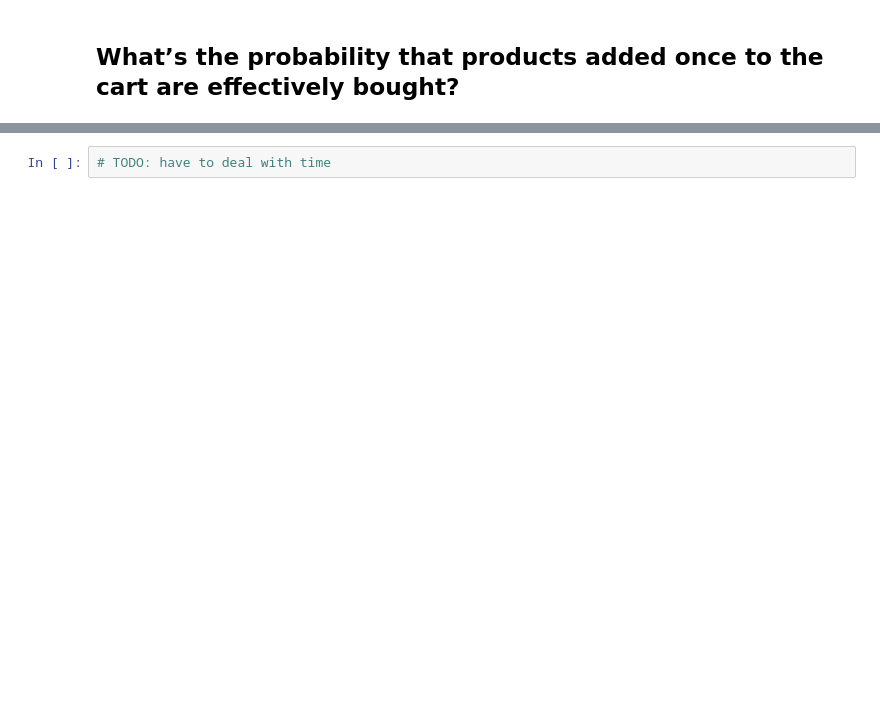
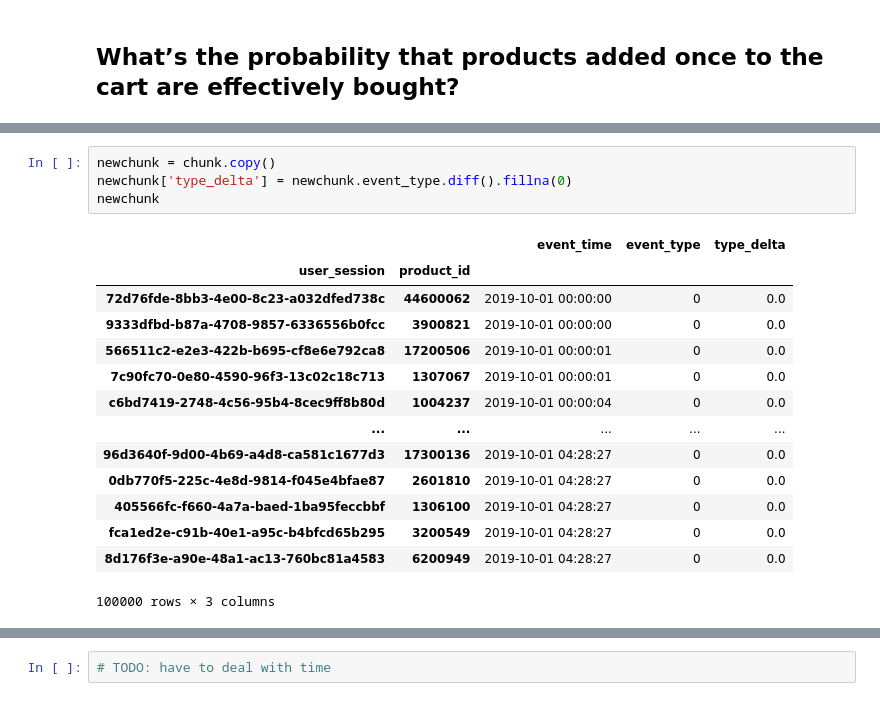
Before and after one commit to LA200/ADM_HW2, a Jupyter notebook: HW2 ADM.ipynb, the cells around one changed output, grey strips where cells are left out. Saved outputs shown, nothing was run; the diff lists cells and outputs as text; blank space fills up the shorter version.

```diff
--- a/HW2 ADM.ipynb
+++ b/HW2 ADM.ipynb
@@ -390,0 +593,19 @@ Processing a chunk #9
+# %%
+newchunk = chunk.copy()
+newchunk['type_delta'] = newchunk.event_type.diff().fillna(0)
+newchunk
+# %% [output]
+|  |  | event_time | event_type | type_delta |
+| user_session | product_id |  |  |  |
+| 72d76fde-8bb3-4e00-8c23-a032dfed738c | 44600062 | 2019-10-01 00:00:00 | 0 | 0.0 |
+| 9333dfbd-b87a-4708-9857-6336556b0fcc | 3900821 | 2019-10-01 00:00:00 | 0 | 0.0 |
+| 566511c2-e2e3-422b-b695-cf8e6e792ca8 | 17200506 | 2019-10-01 00:00:01 | 0 | 0.0 |
+| 7c90fc70-0e80-4590-96f3-13c02c18c713 | 1307067 | 2019-10-01 00:00:01 | 0 | 0.0 |
+| c6bd7419-2748-4c56-95b4-8cec9ff8b80d | 1004237 | 2019-10-01 00:00:04 | 0 | 0.0 |
+| ... | ... | ... | ... | ... |
+| 96d3640f-9d00-4b69-a4d8-ca581c1677d3 | 17300136 | 2019-10-01 04:28:27 | 0 | 0.0 |
+| 0db770f5-225c-4e8d-9814-f045e4bfae87 | 2601810 | 2019-10-01 04:28:27 | 0 | 0.0 |
+| 405566fc-f660-4a7a-baed-1ba95feccbbf | 1306100 | 2019-10-01 04:28:27 | 0 | 0.0 |
+| fca1ed2e-c91b-40e1-a95c-b4bfcd65b295 | 3200549 | 2019-10-01 04:28:27 | 0 | 0.0 |
+| 8d176f3e-a90e-48a1-ac13-760bc81a4583 | 6200949 | 2019-10-01 04:28:27 | 0 | 0.0 |
+100000 rows × 3 columns
```
Also changed, not shown: parts of 39 cells of this notebook.
